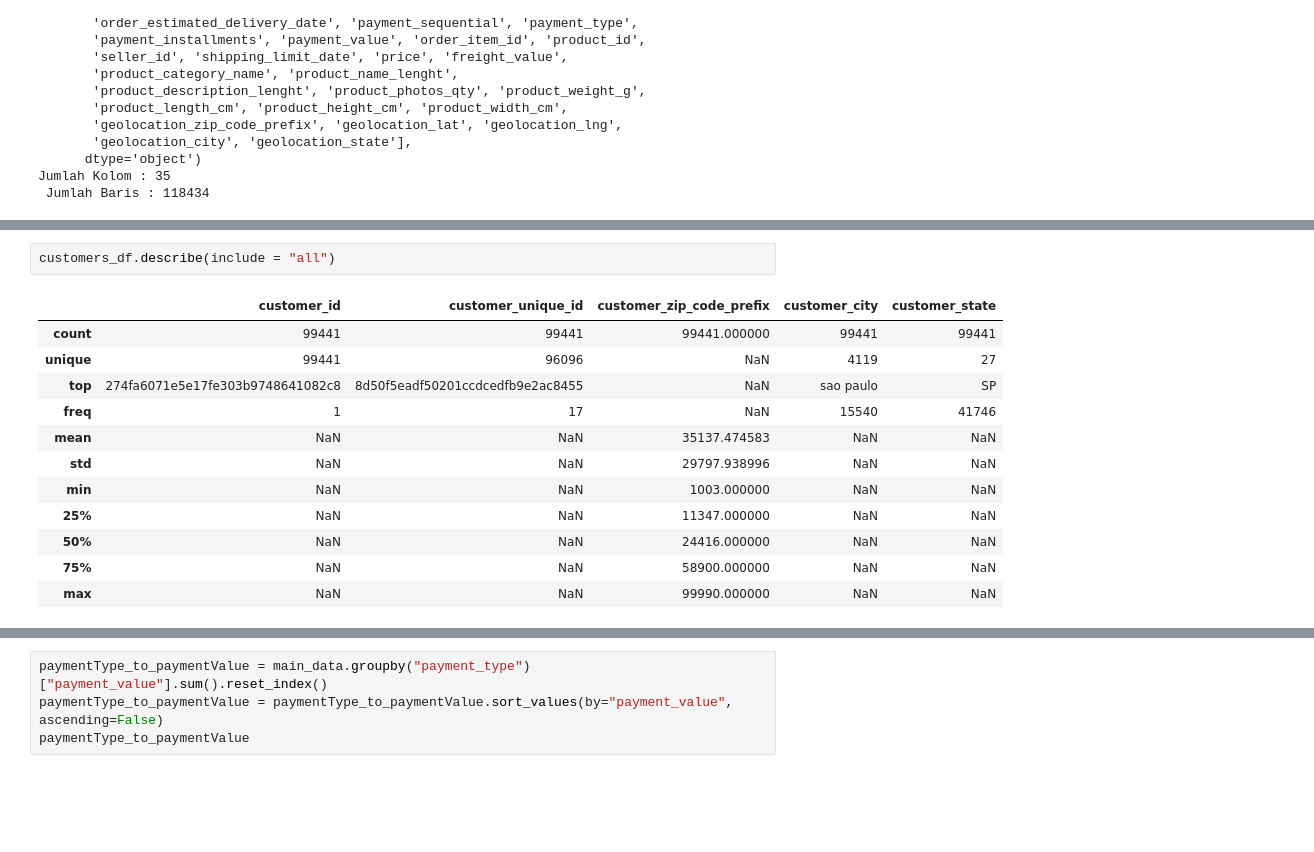
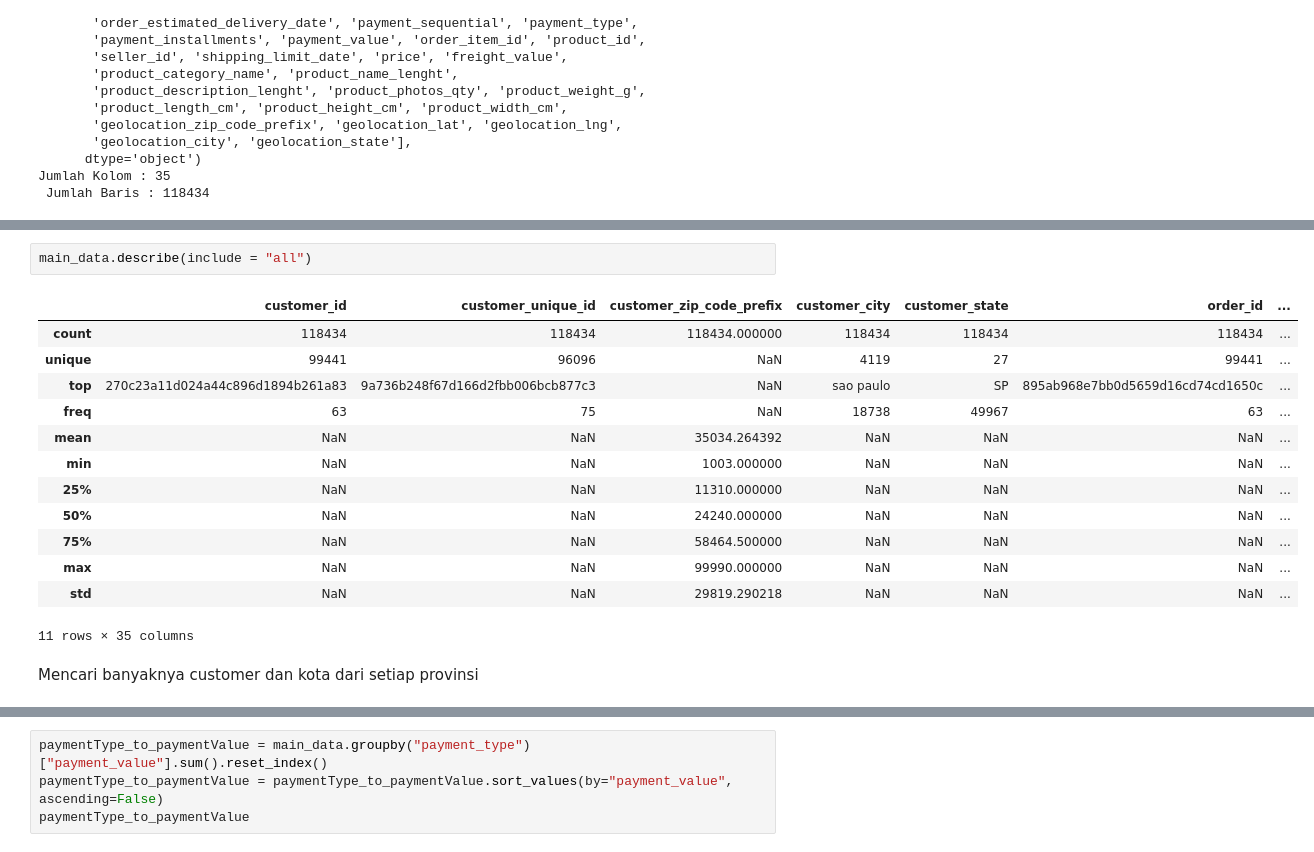
Before and after one commit to AqilzFracs/Project_Analisis_Data, a Jupyter notebook: notebook.ipynb, the cells around one changed output, grey strips where cells are left out. Saved outputs shown, nothing was run; the diff lists cells and outputs as text; blank space fills up the shorter version.

```diff
--- a/notebook.ipynb
+++ b/notebook.ipynb
@@ -733,16 +724,19 @@ customers_df.sample(5)
 # %%
-customers_df.describe(include = "all")
+main_data.describe(include = "all")
 # %% [output]
-|  | customer_id | customer_unique_id | customer_zip_code_prefix | customer_city | customer_state |
-| count | 99441 | 99441 | 99441.000000 | 99441 | 99441 |
-| unique | 99441 | 96096 | NaN | 4119 | 27 |
-| top | 274fa6071e5e17fe303b9748641082c8 | 8d50f5eadf50201ccdcedfb9e2ac8455 | NaN | sao paulo | SP |
-| freq | 1 | 17 | NaN | 15540 | 41746 |
-| mean | NaN | NaN | 35137.474583 | NaN | NaN |
-| std | NaN | NaN | 29797.938996 | NaN | NaN |
-| min | NaN | NaN | 1003.000000 | NaN | NaN |
-| 25% | NaN | NaN | 11347.000000 | NaN | NaN |
-| 50% | NaN | NaN | 24416.000000 | NaN | NaN |
-| 75% | NaN | NaN | 58900.000000 | NaN | NaN |
-| max | NaN | NaN | 99990.000000 | NaN | NaN |
+|  | customer_id | customer_unique_id | customer_zip_code_prefix | customer_city | customer_state | order_id | ... |
+| count | 118434 | 118434 | 118434.000000 | 118434 | 118434 | 118434 | ... |
+| unique | 99441 | 96096 | NaN | 4119 | 27 | 99441 | ... |
+| top | 270c23a11d024a44c896d1894b261a83 | 9a736b248f67d166d2fbb006bcb877c3 | NaN | sao paulo | SP | 895ab968e7bb0d5659d16cd74cd1650c | ... |
+| freq | 63 | 75 | NaN | 18738 | 49967 | 63 | ... |
+| mean | NaN | NaN | 35034.264392 | NaN | NaN | NaN | ... |
+| min | NaN | NaN | 1003.000000 | NaN | NaN | NaN | ... |
+| 25% | NaN | NaN | 11310.000000 | NaN | NaN | NaN | ... |
+| 50% | NaN | NaN | 24240.000000 | NaN | NaN | NaN | ... |
+| 75% | NaN | NaN | 58464.500000 | NaN | NaN | NaN | ... |
+| max | NaN | NaN | 99990.000000 | NaN | NaN | NaN | ... |
+| std | NaN | NaN | 29819.290218 | NaN | NaN | NaN | ... |
+11 rows × 35 columns
+# %% [markdown]
+Mencari banyaknya customer dan kota dari setiap provinsi
 # %%
```
Also changed, not shown: parts of 48 cells of this notebook, 2 other files.
